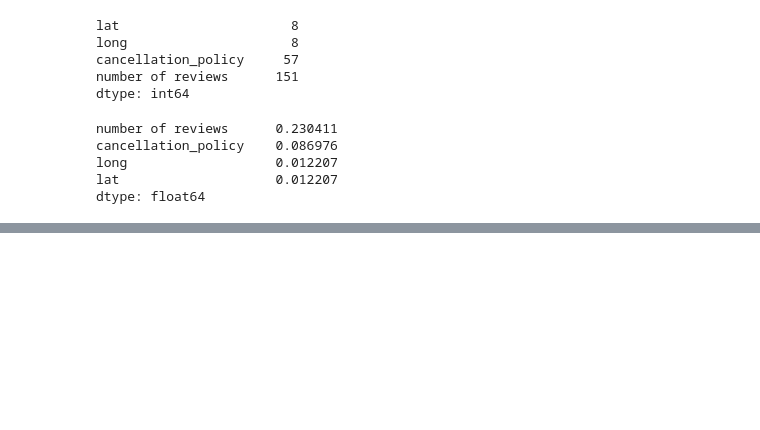
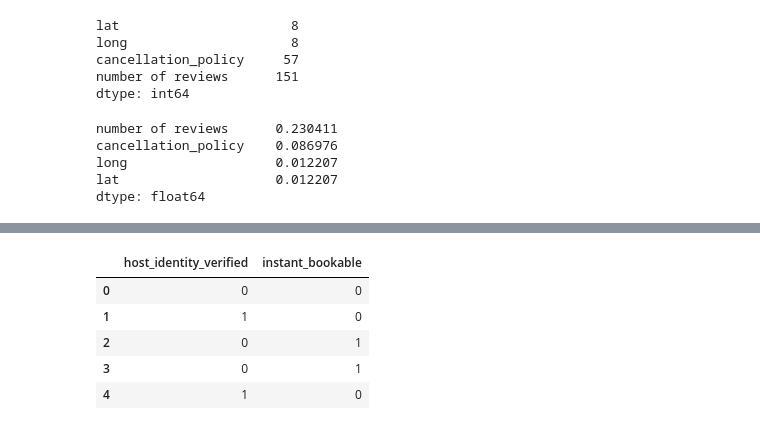
Before and after one commit to Vaishnavik-droid/customer-segmentation, a Jupyter notebook: notebooks/preprocessing.ipynb, the cells around one changed output, grey strips where cells are left out. Saved outputs shown, nothing was run; the diff lists cells and outputs as text; code cells hidden in the pictures; blank space fills up the shorter version.

```diff
--- a/notebooks/preprocessing.ipynb
+++ b/notebooks/preprocessing.ipynb
@@ -529,0 +607,7 @@ dtype: int64
+# %%
+#fixing spelling inconsistencies in the neighborhood column
+df["neighbourhood group"] = df["neighbourhood group"].replace({
+    "brookln": "Brooklyn",
+    "manhatan": "Manhattan"
+})
+df["neighbourhood group"].unique()
@@ -529,0 +626,16 @@ dtype: int64
+# %%
+#binary encoding the binary columns
+binary_mapping={ "verified" : 1, "unconfirmed" : 0,
+                True : 1, False : 0 }
+df["host_identity_verified"] = df["host_identity_verified"].map(binary_mapping)
+df["instant_bookable"] = df["instant_bookable"].map(binary_mapping)
+# %%
+#verifiying the changes
+df[["host_identity_verified", "instant_bookable"]].head()
+# %% [output]
+|  | host_identity_verified | instant_bookable |
+| 0 | 0 | 0 |
+| 1 | 1 | 0 |
+| 2 | 0 | 1 |
+| 3 | 0 | 1 |
+| 4 | 1 | 0 |
```
Also changed, not shown: parts of 18 cells of this notebook, 4 other files.
